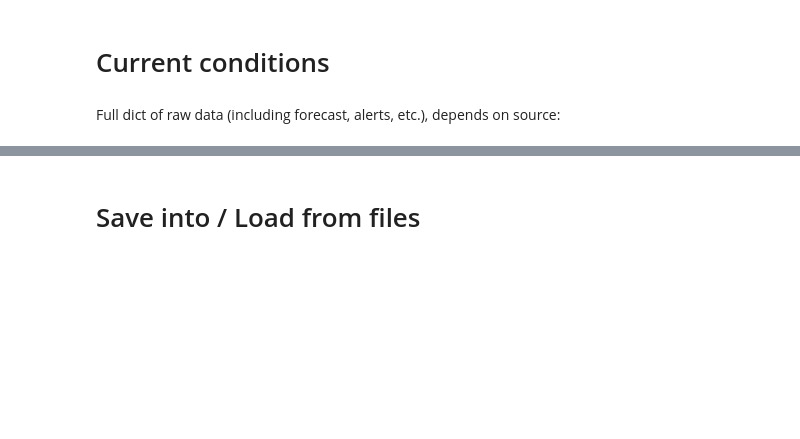
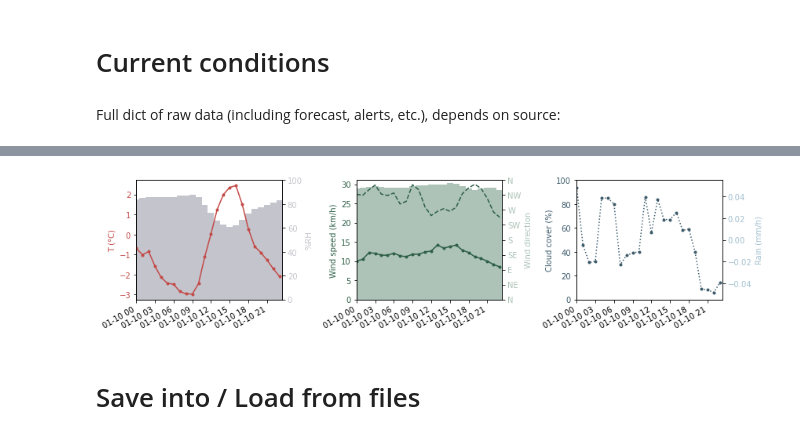
Before and after one commit to ovinc/weatho, a Jupyter notebook: Examples.ipynb, the cells around one changed output, grey strips where cells are left out. Drawn from its saved outputs; the diff is of its cells as text; code cells hidden in the pictures; blank space fills up the shorter version.

```diff
--- a/Examples.ipynb
+++ b/Examples.ipynb
@@ -67,0 +97,5 @@ plot(w.hourly())
+# %%
+date = tz.localize(datetime(2021, 1, 10, 10))
+print(f'URL to access historical data on {date} from a browser:\n', w.url(date))
+data = w.fetch(date)
+data['currently']  # Current weather at the specified datetime
@@ -68,3 +139,8 @@ plot(w.hourly())
+# %%
+data = w.hourly(date)  # hourly data of that particular day
+plot(data);
+# %% [output]
+[figure, added]
 # %% [markdown]
 # Save into / Load from files
 # %% [markdown]
```
Also changed, not shown: parts of 36 cells of this notebook, 3 other files.
